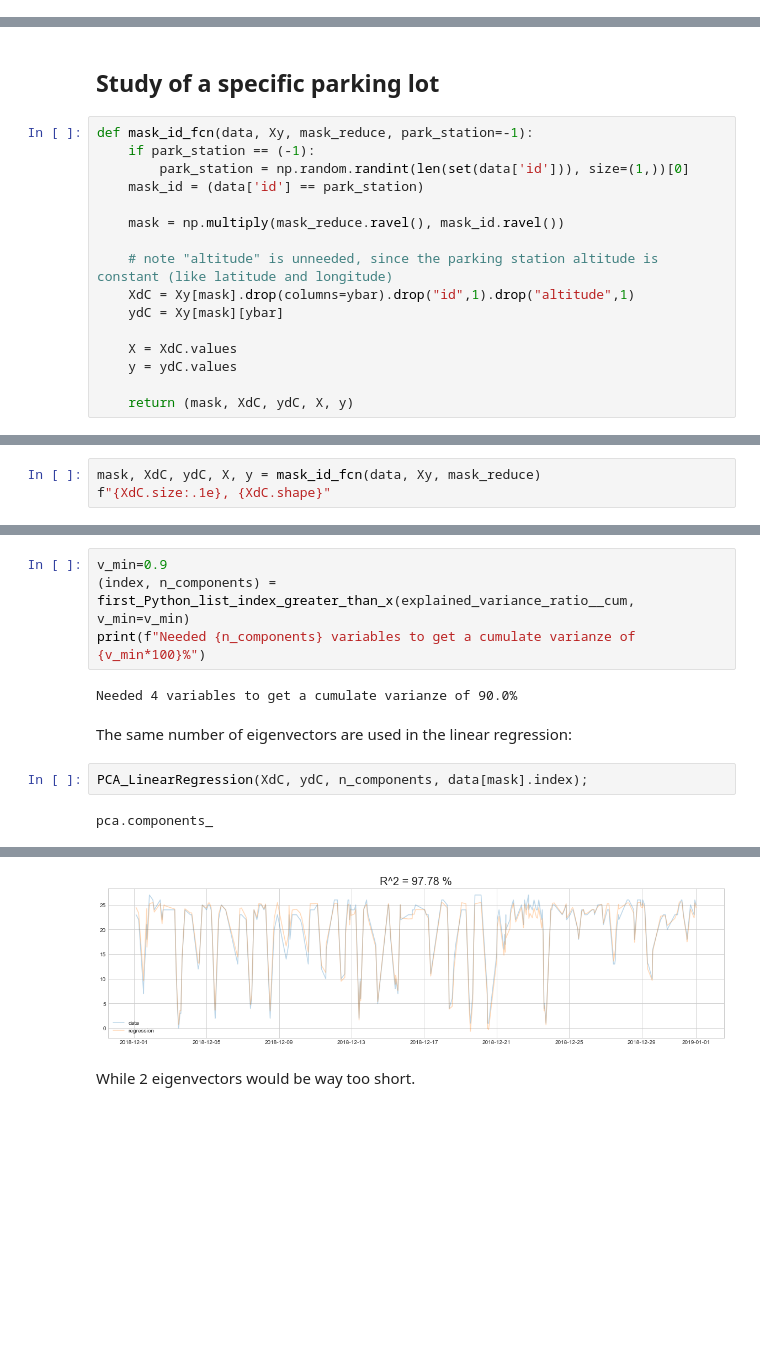
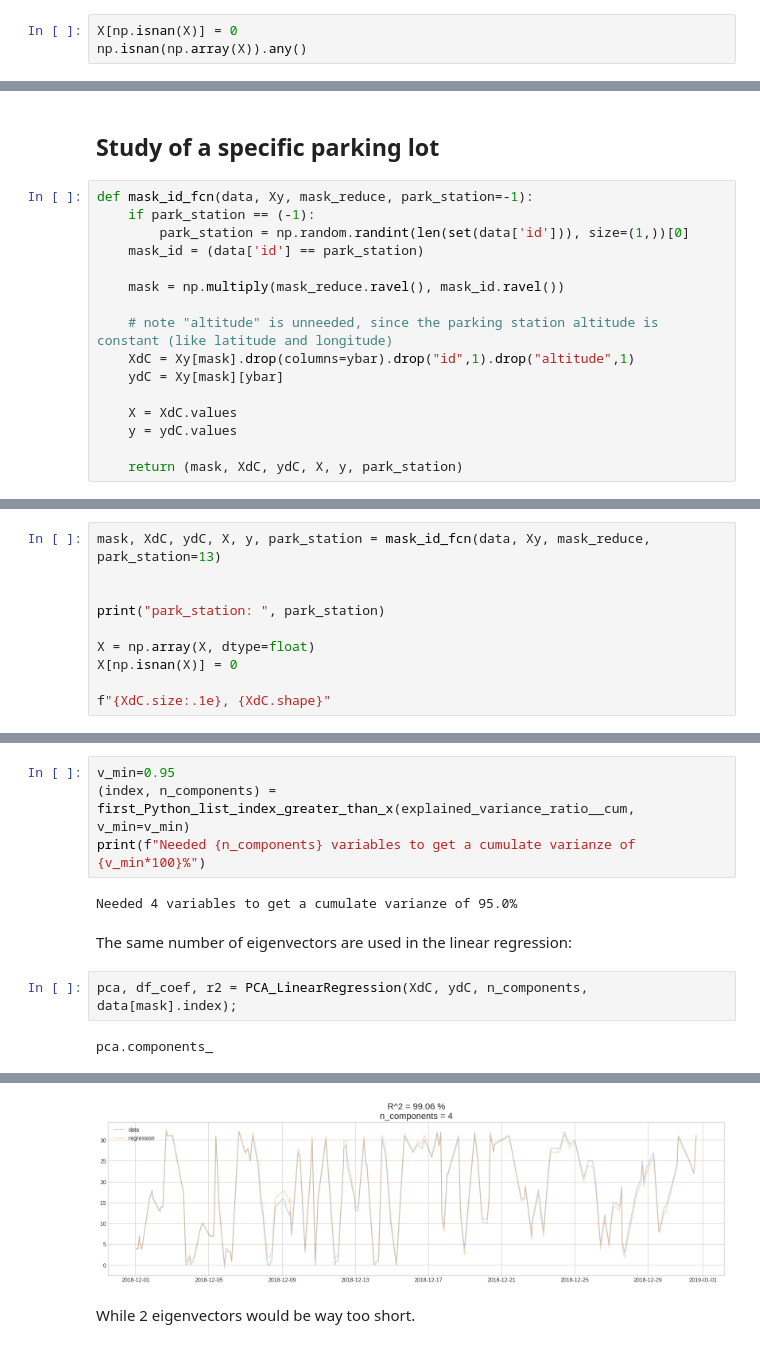
Before and after one commit to juanMarinero/bicingBarcelona, a Jupyter notebook: main.ipynb, the cells around one changed output, grey strips where cells are left out. Saved outputs shown, nothing was run; the diff lists cells and outputs as text; blank space fills up the shorter version.

```diff
--- a/main.ipynb
+++ b/main.ipynb
@@ -331,0 +332,3 @@ f"{XdC.size:.1e}, {XdC.shape}"
+# %%
+X[np.isnan(X)] = 0
+np.isnan(np.array(X)).any()
@@ -388,4 +403,4 @@ def mask_id_fcn(data, Xy, mask_reduce, park_station=-1):
     X = XdC.values
     y = ydC.values
 
-    return (mask, XdC, ydC, X, y)
+    return (mask, XdC, ydC, X, y, park_station)
@@ -394,4 +409,11 @@ For a random park station:
 # %%
-mask, XdC, ydC, X, y = mask_id_fcn(data, Xy, mask_reduce)
+mask, XdC, ydC, X, y, park_station = mask_id_fcn(data, Xy, mask_reduce, park_station=13)
+
+
+print("park_station: ", park_station)
+
+X = np.array(X, dtype=float)
+X[np.isnan(X)] = 0
+
 f"{XdC.size:.1e}, {XdC.shape}"
 # %% [output]
@@ -403,12 +426,12 @@ explained_variance_ratio__cum = cumuExplVariance(X);
 # %%
-v_min=0.9
+v_min=0.95
 (index, n_components) = first_Python_list_index_greater_than_x(explained_variance_ratio__cum, v_min=v_min)
 print(f"Needed {n_components} variables to get a cumulate varianze of {v_min*100}%")
 # %% [output]
-Needed 4 variables to get a cumulate varianze of 90.0%
+Needed 4 variables to get a cumulate varianze of 95.0%
 # %% [markdown]
 The same number of eigenvectors are used in the linear regression:
 # %%
-PCA_LinearRegression(XdC, ydC, n_components, data[mask].index);
+pca, df_coef, r2 = PCA_LinearRegression(XdC, ydC, n_components, data[mask].index);
 # %% [output]
 pca.components_
@@ -420,4 +443,4 @@ pca.components_
-[figure, old version]
+[figure, new version]
 # %% [markdown]
 While 2 eigenvectors would be way too short.
 # %%
```
Also changed, not shown: parts of 36 cells of this notebook.
